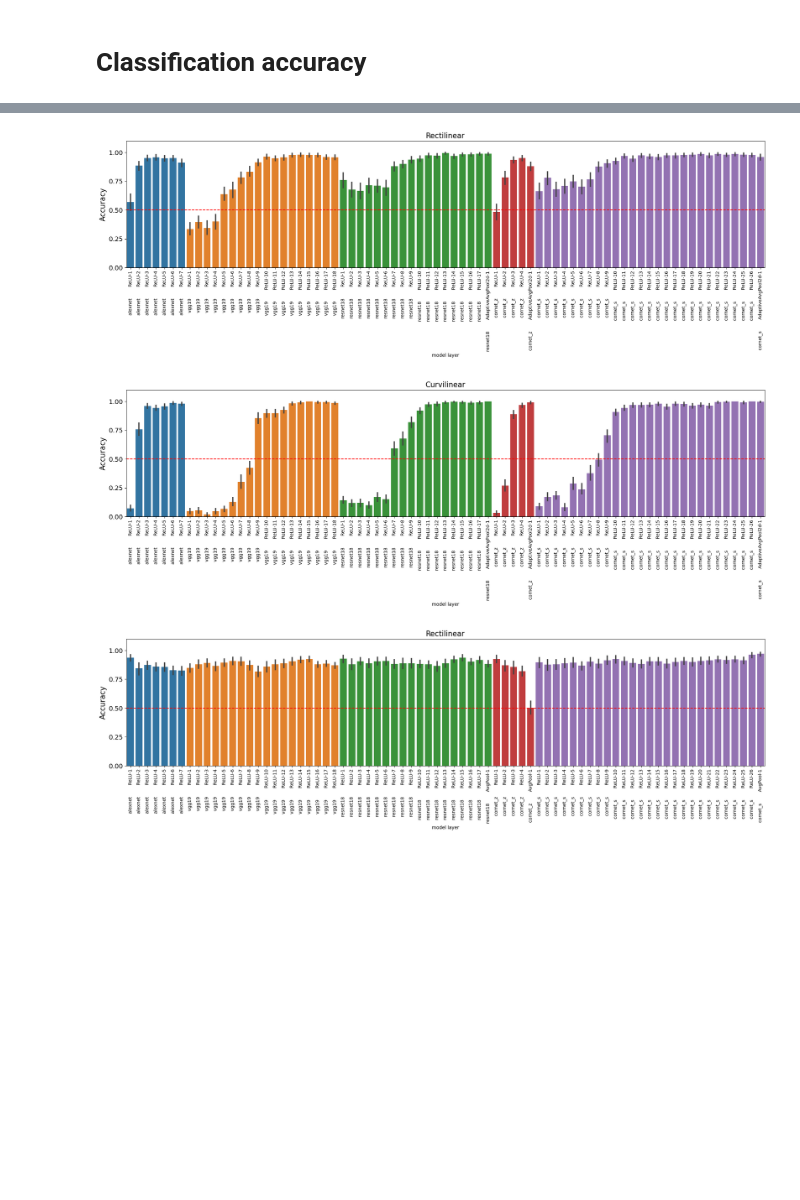
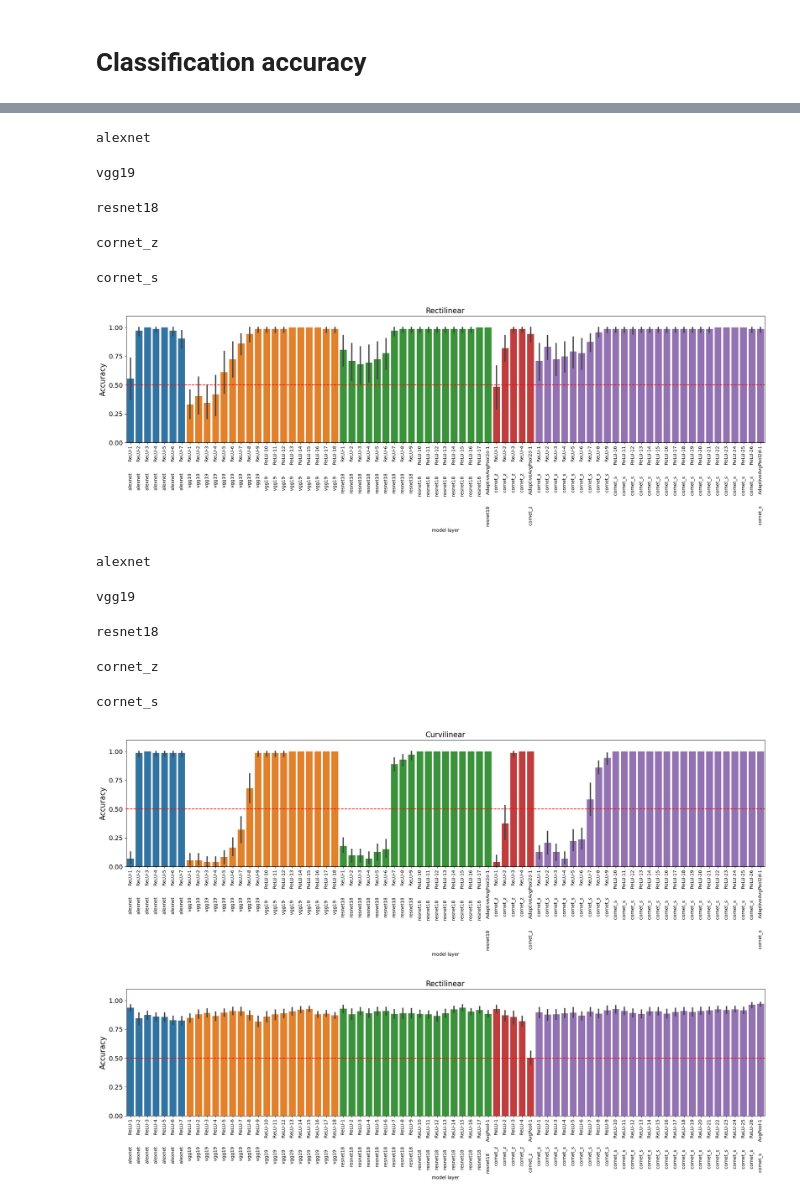
Before and after one commit to vayzenb/goodale-milner-dnns, a Jupyter notebook: discriminate_exemplars.ipynb, the cells around one changed output, grey strips where cells are left out. Saved outputs shown, nothing was run; the diff lists cells and outputs as text; code cells hidden in the pictures; blank space fills up the shorter version.

```diff
--- a/discriminate_exemplars.ipynb
+++ b/discriminate_exemplars.ipynb
@@ -152,6 +198,7 @@ Discriminate rotated stim
 '''
 from tqdm import tqdm
 import itertools
+
 
 condition = 'rot'
 for experiment, exp_name in zip(['rect', 'curv'], ['Rectilinear', 'Curvilinear']):
@@ -163,6 +210,7 @@ for experiment, exp_name in zip(['rect', 'curv'], ['Rectilinear', 'Curvilinear']
     model_df = dict(model=[], layer=[], accuracy=[])
     # model_df = pd.DataFrame(columns = models)
     for model_arch in tqdm(models):
+        print(model_arch)
         model = load_model(model_arch)
         model_layers = get_empty_feature_maps(model, testloader, names_only = True)
         # in general let's just use the ReLU layers, but also the average pooling over space that occurs in ResNet and CORnet models without rectifcation before the classifier
@@ -174,7 +222,7 @@ for experiment, exp_name in zip(['rect', 'curv'], ['Rectilinear', 'Curvilinear']
         for layer in tqdm(layers):
             acts = activations[layer]
 
-            accs = classify_2way(acts, labels, splits)
+            accs = classify_2way_group(acts, labels, splits)
             for acc in accs:
                 model_df['model'].append(model_arch)
                 model_df['layer'].append(layer)
@@ -183,7 +231,7 @@ for experiment, exp_name in zip(['rect', 'curv'], ['Rectilinear', 'Curvilinear']
 
 
     model_df = pd.DataFrame(model_df)
-    model_df.to_csv(f'{curr_dir}/results/{exp_name}_acc_{condition}.csv')
+    #model_df.to_csv(f'{curr_dir}/results/{exp_name}_acc_{condition}.csv')
 
     plot_all_models(model_df,exp_name)
 # %% [output]
@@ -195,6 +253,7 @@ Discriminate size stim
 '''
 from tqdm import tqdm
 import itertools
+
 
 condition = 'scale'
 for experiment, exp_name in zip(['rect', 'curv'], ['Rectilinear', 'Curvilinear']):
@@ -202,36 +261,47 @@ for experiment, exp_name in zip(['rect', 'curv'], ['Rectilinear', 'Curvilinear']
 
     labels = torch.cat([labels for inputs, labels in testloader]).numpy()
     cat_num = len(test_dataset.classes)
 
     model_df = dict(model=[], layer=[], accuracy=[])
     # model_df = pd.DataFrame(columns = models)
     for model_arch in tqdm(models):
+        print(model_arch)
         model = load_model(model_arch)
         model_layers = get_empty_feature_maps(model, testloader, names_only = True)
         # in general let's just use the ReLU layers, but also the average pooling over space that occurs in ResNet and CORnet models without rectifcation before the classifier
         layers = [layer for layer in model_layers if 'ReLU' in layer or 'AdaptiveAvgPool2d-1' in layer]
         model.to('cuda')
 
     #     acts = extract_acts(model, stim_dir, transform, layer_call)
         activations = get_all_feature_maps(model, testloader, layers_to_retain=layers)
         for layer in tqdm(layers):
             acts = activations[layer]
 
-            accs = classify_2way(acts, labels, splits)
+            accs = classify_2way_group(acts, labels, splits)
             for acc in accs:
                 model_df['model'].append(model_arch)
                 model_df['layer'].append(layer)
                 model_df['accuracy'].append(acc)
 
 
 
     model_df = pd.DataFrame(model_df)
     model_df.to_csv(f'{curr_dir}/results/{exp_name}_acc_{condition}.csv')
 
     plot_all_models(model_df,exp_name)
 # %% [output]
+alexnet
+vgg19
+resnet18
+cornet_z
+cornet_s
-[figure, old version]
+[figure, new version]
+alexnet
+vgg19
+resnet18
+cornet_z
+cornet_s
-[figure, old version]
+[figure, new version]
 # %%
 condition = '_rot'
 df = pd.read_csv(f'results/Rectilinear_acc{condition}.csv')
```
Also changed, not shown: parts of 6 cells of this notebook, 7 other files.
